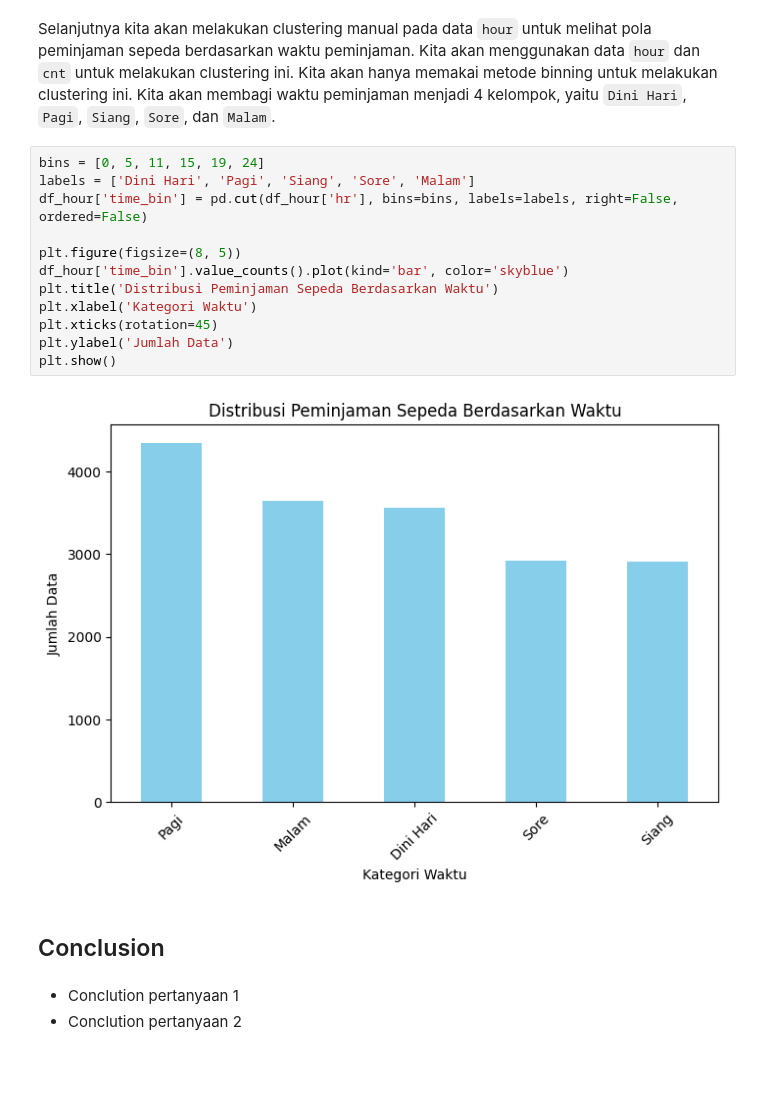
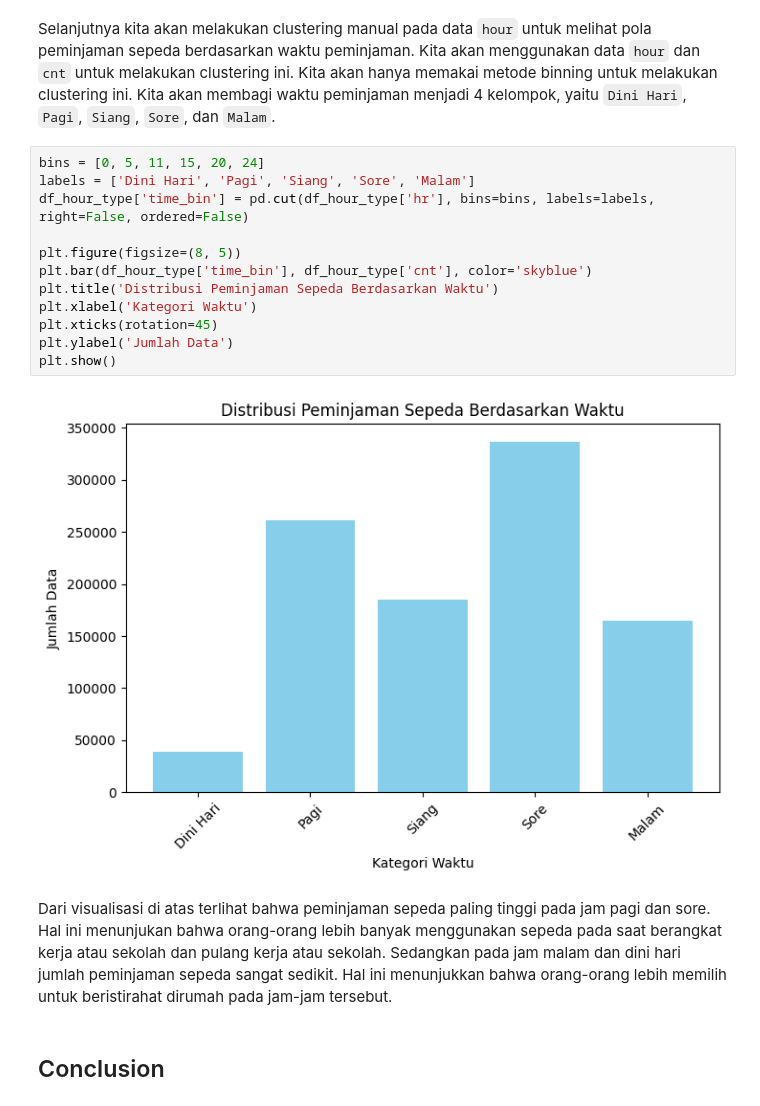
Before and after one commit to mausneg/Bike-Sharing-Analysis, a Jupyter notebook: notebook.ipynb, the cells around one changed output. Drawn from its saved outputs; the diff is of its cells as text; blank space fills up the shorter version.

```diff
--- a/notebook.ipynb
+++ b/notebook.ipynb
@@ -474,21 +474,20 @@ Dari output di atas kita bisa melihat bahwa jumlah peminjaman sepeda paling ting
 # %% [markdown]
 Selanjutnya kita akan melakukan clustering manual pada data `hour` untuk melihat pola peminjaman sepeda berdasarkan waktu peminjaman. Kita akan menggunakan data `hour` dan `cnt` untuk melakukan clustering ini. Kita akan hanya memakai metode binning untuk melakukan clustering ini. Kita akan membagi waktu peminjaman menjadi 4 kelompok, yaitu `Dini Hari`, `Pagi`, `Siang`, `Sore`, dan `Malam`.
 # %%
-bins = [0, 5, 11, 15, 19, 24]
+bins = [0, 5, 11, 15, 20, 24]
 labels = ['Dini Hari', 'Pagi', 'Siang', 'Sore', 'Malam']
-df_hour['time_bin'] = pd.cut(df_hour['hr'], bins=bins, labels=labels, right=False, ordered=False)
+df_hour_type['time_bin'] = pd.cut(df_hour_type['hr'], bins=bins, labels=labels, right=False, ordered=False)
 
 plt.figure(figsize=(8, 5))
-df_hour['time_bin'].value_counts().plot(kind='bar', color='skyblue')
+plt.bar(df_hour_type['time_bin'], df_hour_type['cnt'], color='skyblue')
 plt.title('Distribusi Peminjaman Sepeda Berdasarkan Waktu')
 plt.xlabel('Kategori Waktu')
 plt.xticks(rotation=45)
 plt.ylabel('Jumlah Data')
 plt.show()
 # %% [output]
-[figure, old version]
+[figure, new version]
+# %% [markdown]
+Dari visualisasi di atas terlihat bahwa peminjaman sepeda paling tinggi pada jam pagi dan sore. Hal ini menunjukan bahwa orang-orang lebih banyak menggunakan sepeda pada saat berangkat kerja atau sekolah dan pulang kerja atau sekolah. Sedangkan pada jam malam dan dini hari jumlah peminjaman sepeda sangat sedikit. Hal ini menunjukkan bahwa orang-orang lebih memilih untuk beristirahat dirumah pada jam-jam tersebut.
 # %% [markdown]
 ## Conclusion
-# %% [markdown]
-- Conclution pertanyaan 1
-- Conclution pertanyaan 2
```
Also changed, not shown: parts of 1 cell of this notebook.
